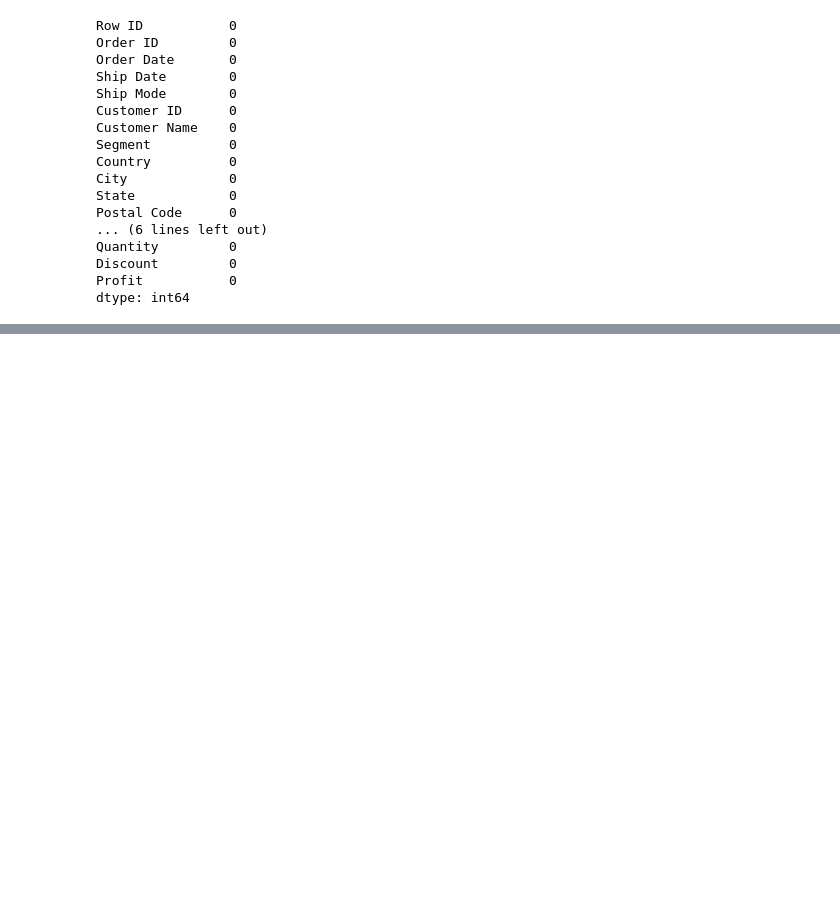
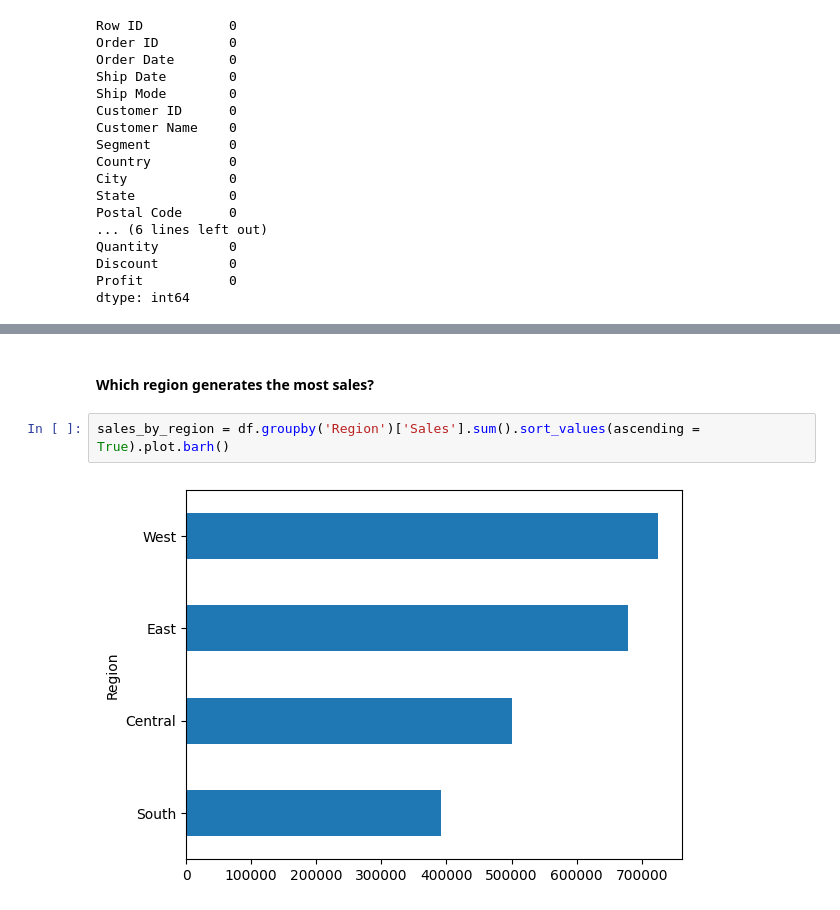
Before and after one commit to taidoan01/Super-Store-EDA, a Jupyter notebook: EDA.ipynb, the cells around one changed output, grey strips where cells are left out. Drawn from its saved outputs; the diff is of its cells as text; blank space fills up the shorter version.

```diff
--- a/EDA.ipynb
+++ b/EDA.ipynb
@@ -329,0 +193,6 @@ plt.show()
+# %% [markdown]
+#### Which region generates the most sales?
+# %%
+sales_by_region = df.groupby('Region')['Sales'].sum().sort_values(ascending = True).plot.barh()
+# %% [output]
+[figure, added]
```
Also changed, not shown: parts of 46 cells of this notebook.
